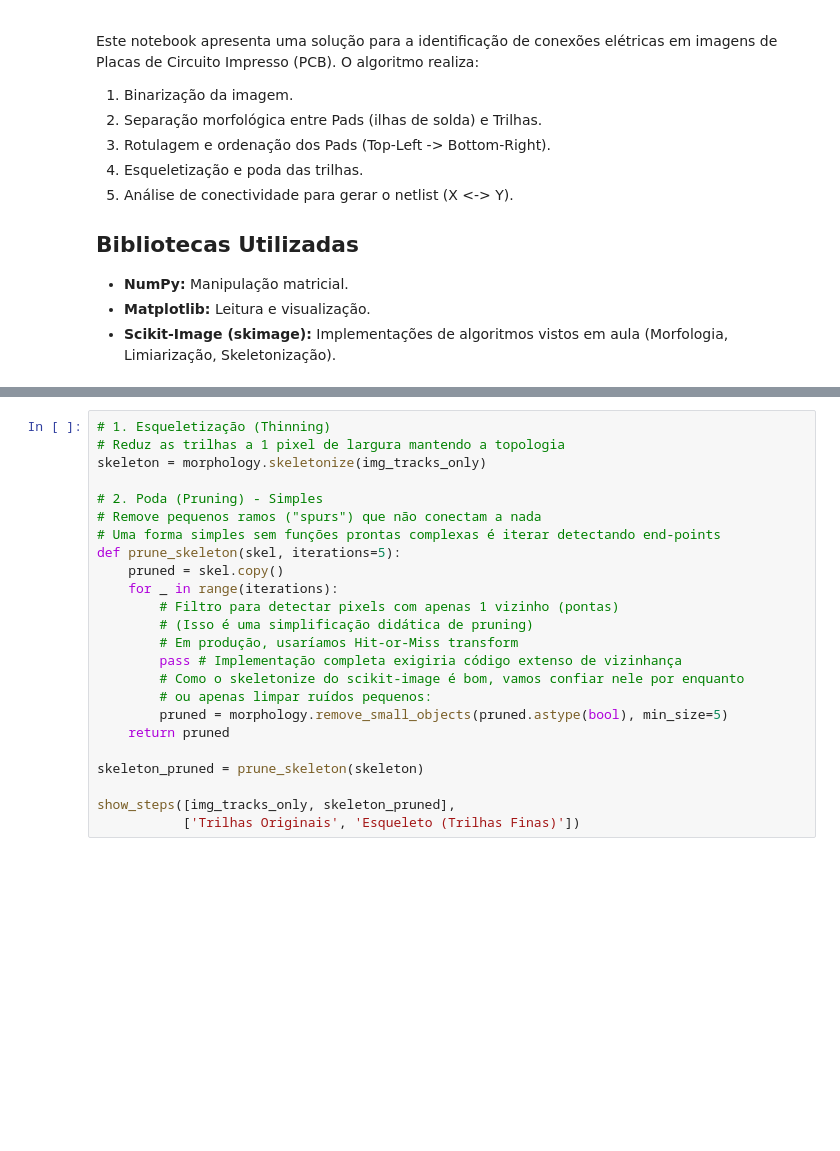
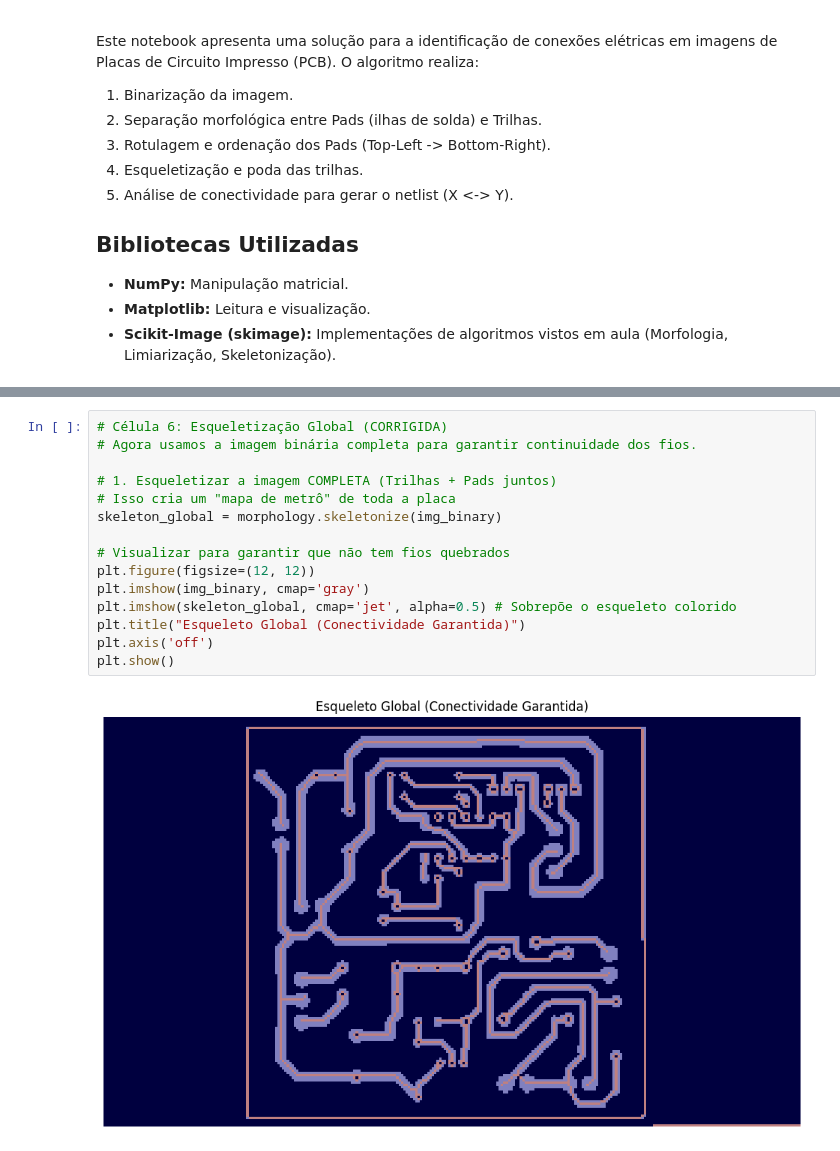
Before and after one commit to LuanAlmeidaValenca/Detector-Trilha-PCB, a Jupyter notebook: main.ipynb, the cells around one changed output, grey strips where cells are left out. Saved outputs shown, nothing was run; the diff lists cells and outputs as text; blank space fills up the shorter version.

```diff
--- a/main.ipynb
+++ b/main.ipynb
@@ -130,25 +274,18 @@ plt.show()
 # %%
-# 1. Esqueletização (Thinning)
-# Reduz as trilhas a 1 pixel de largura mantendo a topologia
-skeleton = morphology.skeletonize(img_tracks_only)
+# Célula 6: Esqueletização Global (CORRIGIDA)
+# Agora usamos a imagem binária completa para garantir continuidade dos fios.
 
-# 2. Poda (Pruning) - Simples
-# Remove pequenos ramos ("spurs") que não conectam a nada
-# Uma forma simples sem funções prontas complexas é iterar detectando end-points
-def prune_skeleton(skel, iterations=5):
-    pruned = skel.copy()
-    for _ in range(iterations):
-        # Filtro para detectar pixels com apenas 1 vizinho (pontas)
-        # (Isso é uma simplificação didática de pruning)
-        # Em produção, usaríamos Hit-or-Miss transform
-        pass # Implementação completa exigiria código extenso de vizinhança
-        # Como o skeletonize do scikit-image é bom, vamos confiar nele por enquanto
-        # ou apenas limpar ruídos pequenos:
-        pruned = morphology.remove_small_objects(pruned.astype(bool), min_size=5)
-    return pruned
+# 1. Esqueletizar a imagem COMPLETA (Trilhas + Pads juntos)
+# Isso cria um "mapa de metrô" de toda a placa
+skeleton_global = morphology.skeletonize(img_binary)
 
-skeleton_pruned = prune_skeleton(skeleton)
-
-show_steps([img_tracks_only, skeleton_pruned],
-           ['Trilhas Originais', 'Esqueleto (Trilhas Finas)'])
+# Visualizar para garantir que não tem fios quebrados
+plt.figure(figsize=(12, 12))
+plt.imshow(img_binary, cmap='gray')
+plt.imshow(skeleton_global, cmap='jet', alpha=0.5) # Sobrepõe o esqueleto colorido
+plt.title("Esqueleto Global (Conectividade Garantida)")
+plt.axis('off')
+plt.show()
+# %% [output]
+[figure, added]
 # %%
```
Also changed, not shown: parts of 5 cells of this notebook, 8 other files.
